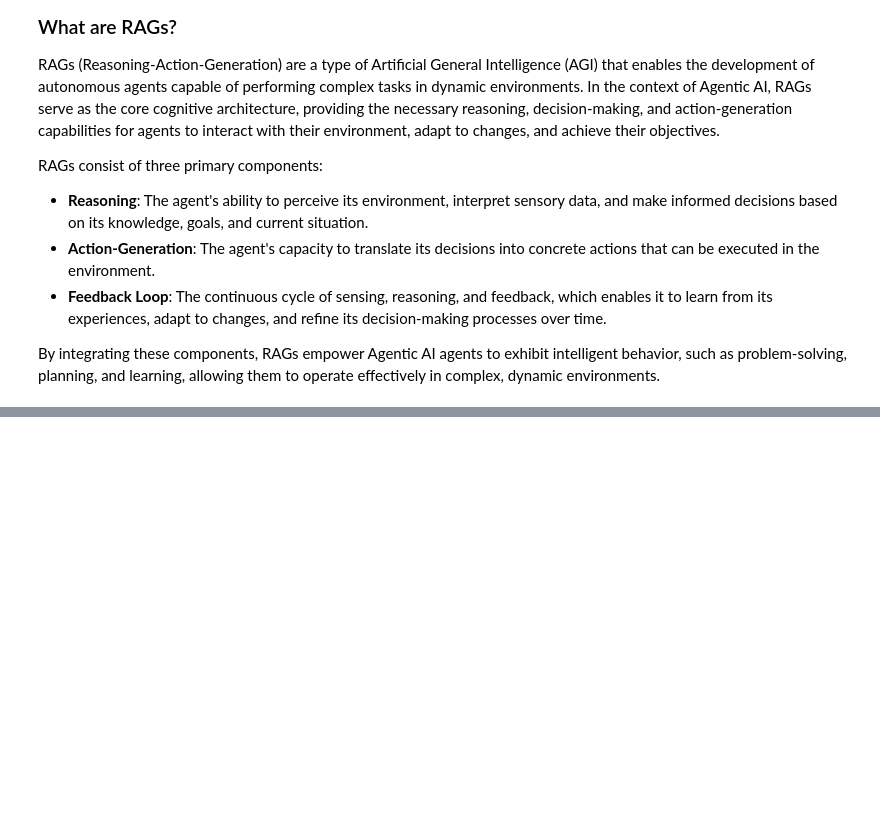
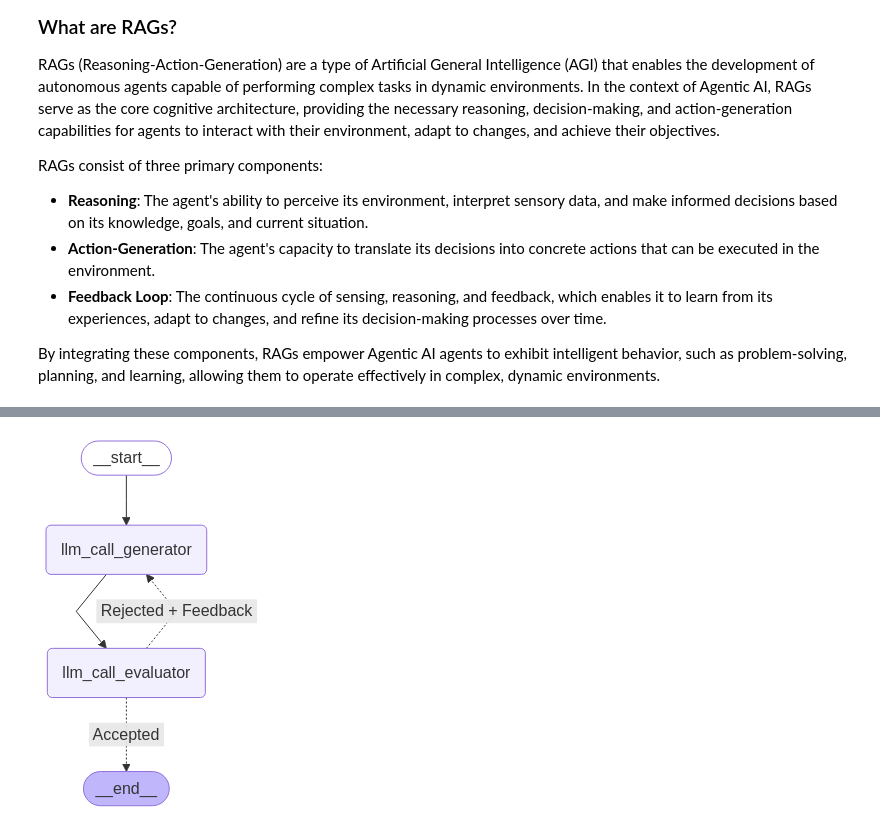
Before and after one commit to deepakthakur-92/AgenticAIWorkshop, a Jupyter notebook: 2-langGraph/4-22th_feb_Langgraph_workflow/pydantic.ipynb, the cells around one changed output, grey strips where cells are left out. Drawn from its saved outputs; the diff is of its cells as text; code cells hidden in the pictures; blank space fills up the shorter version.

Commit message:
langgraph-workflow - evaluator updated

```diff
--- a/2-langGraph/4-22th_feb_Langgraph_workflow/pydantic.ipynb
+++ b/2-langGraph/4-22th_feb_Langgraph_workflow/pydantic.ipynb
@@ -580,0 +587,80 @@ By integrating these components, RAGs empower Agentic AI agents to exhibit intel
+# %%
+# Graph State
+class State(TypedDict):
+    joke: str
+    topic: str
+    feedback: str
+    funny_or_not: str
+
+# Schema for structured output to use in evaluation
+class Feedback(BaseModel):
+    grade: Literal["funny", "not_funny"] = Field(
+        description="Decide if the joke is funny or not.",
+    )
+    feedback: str =Field(
+        description = "If the joke is not funny, provide feedback on how to improve it.",
+    )
+
+# Augment the LLM with schema for structured output
+evaluator = llm.with_structured_output(Feedback)
+
+# Nodes
+def llm_call_generator(state: State):
+    """LLM generates a joke"""
+
+    if state.get("feedback"):
+        msg = llm.invoke(
+            f"Write a joke about {state['topic']} but take into account the feedback: {state['feedback']}"
+        )
+    else:
+        msg = llm.invoke(f"Write a joke about {state['topic']}")
+    return {"joke": msg.content}
+
+
+def llm_call_evaluator(state: State):
+    """LLM evaluates the joke"""
+
+    grade = evaluator.invoke(f"Grade the joke {state['joke']}")
+    return {"funny_or_not": grade.grade, "feedback": grade.feedback}
+
+# Conditional edge function to route back to joke generator or end based upon feedback from the avaluator
+def route_joke(state: State):
+    """Route back to joke generator or end based upon feedback from the evaluator"""
+
+    if state["funny_or_not"] == "funny":
+        return "Accepted"
+    elif state["funny_or_not"] == "not funny":
+        return "Rejected + Feedback"
+
+# Build workflow
+optimizer_builder = StateGraph(State)
+
+# Add the nodes
+optimizer_builder.add_node("llm_call_generator", llm_call_generator)
+optimizer_builder.add_node("llm_call_evaluator", llm_call_evaluator)
+
+# Add edges to connect nodes
+optimizer_builder.add_edge(START, "llm_call_generator")
+optimizer_builder.add_edge("llm_call_generator", "llm_call_evaluator")
+optimizer_builder.add_conditional_edges(
+    "llm_call_evaluator",
+    route_joke,
+    {
+        # Name returned by route_joke: Name of the next node to visit
+        "Accepted": END,
+        "Rejected + Feedback": "llm_call_generator",
+    },
+)
+
+# Compile the workflow
+optimizer_workflow = optimizer_builder.compile()
+
+
+# Show the workflow
+display(Image(optimizer_workflow.get_graph().draw_mermaid_png()))
+
+# Invoke
+state = optimizer_workflow.invoke({"topic": "Cats"})
+print(state["joke"])
+# %% [output]
+[figure, added]
```
Also changed, not shown: parts of 2 cells of this notebook.
